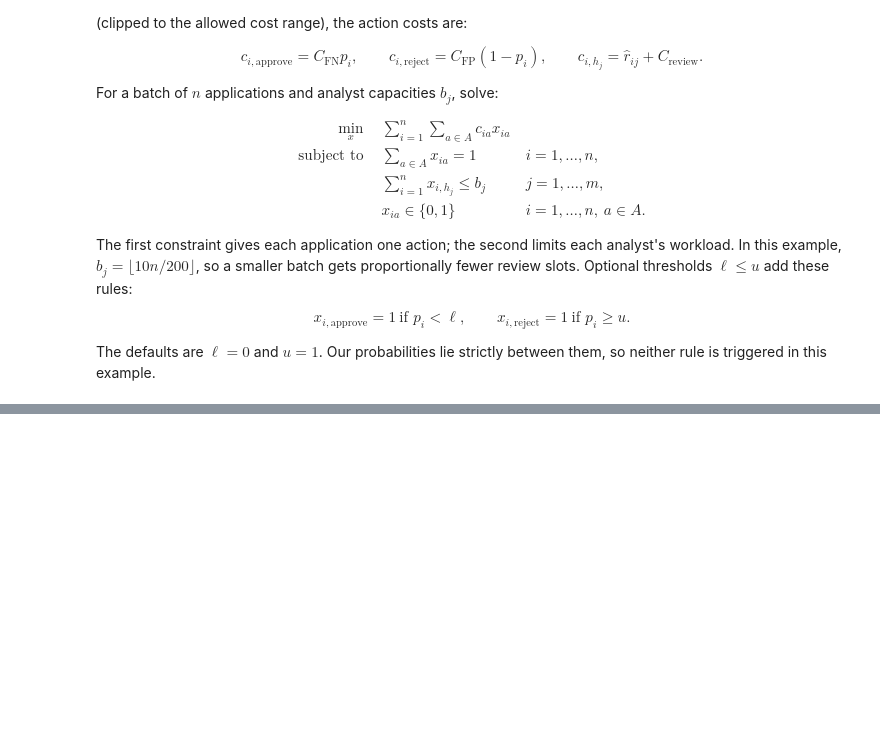
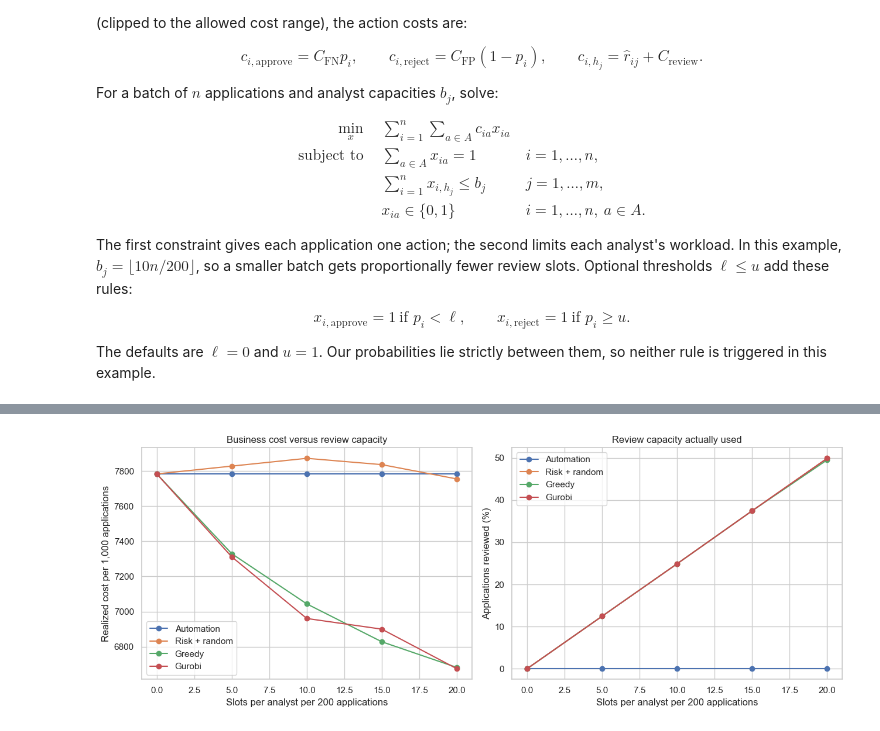
Before and after one commit to mohamadre3a/OptiFraud, a Jupyter notebook: Fraud_optimize_AI.ipynb, the cells around one changed output, grey strips where cells are left out. Saved outputs shown, nothing was run; the diff lists cells and outputs as text; code cells hidden in the pictures; blank space fills up the shorter version.

```diff
--- a/Fraud_optimize_AI.ipynb
+++ b/Fraud_optimize_AI.ipynb
@@ -538,0 +1057,91 @@ GurobiError: License expired 2025-09-04
+# %%
+capacity_records = []
+
+for slots in [0, 5, 10, 15, 20]:
+
+    for policy in policies:
+
+        actions = run_policy(
+            costs["test"],
+            p["test"],
+            policy,
+            slots_per_200=slots,
+        )
+
+        metrics = evaluate(
+            actions,
+            y["test"],
+            H["test"],
+        )
+
+        metrics.update(
+            policy=policy,
+            slots_per_analyst=slots,
+        )
+
+        capacity_records.append(metrics)
+
+    print(f"Finished capacity: {slots} slots per analyst")
+
+capacity_results = pd.DataFrame(capacity_records)
+
+print("\nCapacity experiment preview:")
+display(
+    capacity_results[
+        [
+            "policy",
+            "slots_per_analyst",
+            "cost_per_1000",
+            "reviews",
+            "review_pct",
+        ]
+    ].head(8).round(2)
+)
+
+fig, axes = plt.subplots(1, 2, figsize=(13, 5))
+
+for policy in policies:
+
+    subset = capacity_results.loc[
+        capacity_results["policy"] == policy
+    ].sort_values("slots_per_analyst")
+
+    axes[0].plot(
+        subset["slots_per_analyst"],
+        subset["cost_per_1000"],
+        marker="o",
+        label=policy,
+    )
+
+    axes[1].plot(
+        subset["slots_per_analyst"],
+        subset["review_pct"],
+        marker="o",
+        label=policy,
+    )
+
+axes[0].set(
+    title="Business cost versus review capacity",
+    xlabel="Slots per analyst per 200 applications",
+    ylabel="Realized cost per 1,000 applications",
+)
+
+axes[1].set(
+    title="Review capacity actually used",
+    xlabel="Slots per analyst per 200 applications",
+    ylabel="Applications reviewed (%)",
+)
+
+for ax in axes:
+    ax.legend()
+
+fig.tight_layout()
+
+fig.savefig(
+    OUTPUT_DIR / "03_capacity_tradeoff.png",
+    dpi=180,
+    bbox_inches="tight",
+)
+
+plt.show()
+# %% [output]
@@ -538,0 +1164 @@ GurobiError: License expired 2025-09-04
+[figure, added]
```
Also changed, not shown: parts of 14 cells of this notebook, 6 other files.
